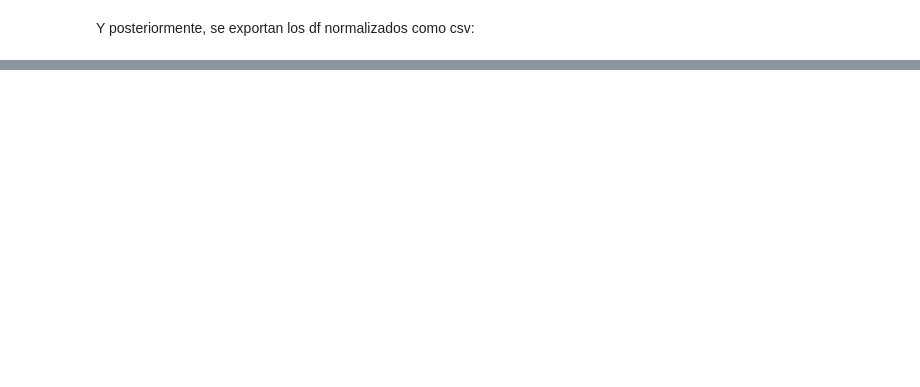
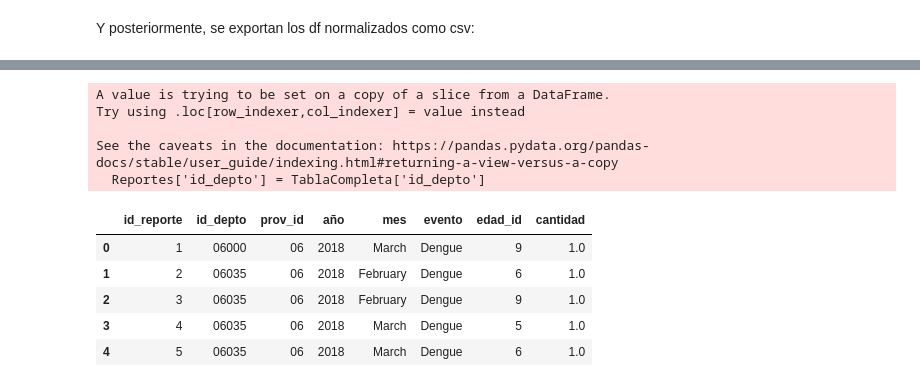
Before and after one commit to Valnir17/Dengue-y-Zika-Argentina, a Jupyter notebook: Manipulación de Tablas.ipynb, the cells around one changed output, grey strips where cells are left out. Cells and saved outputs as stored; diff of their text form; code cells hidden in the pictures; blank space fills up the shorter version.

Commit message:
tablas modificadas

```diff
--- a/Manipulación de Tablas.ipynb
+++ b/Manipulación de Tablas.ipynb
@@ -424,0 +437,22 @@ Reportes.to_csv('CSVs Creados/Reportes.csv', index=False)
+# %%
+#Agregamos la columna id_depto a la tabla Reportes
+Reportes['id_depto'] = TablaCompleta['id_depto']
+# %% [output]
+A value is trying to be set on a copy of a slice from a DataFrame.
+Try using .loc[row_indexer,col_indexer] = value instead
+
+See the caveats in the documentation: https://pandas.pydata.org/pandas-docs/stable/user_guide/indexing.html#returning-a-view-versus-a-copy
+  Reportes['id_depto'] = TablaCompleta['id_depto']
+# %%
+#Ordenamos la tabla reportes
+Reportes_orden = ['id_reporte', 'id_depto', 'prov_id', 'año', 'mes', 'evento', 'edad_id', 'cantidad']
+Reportes = Reportes[Reportes_orden]
+# %%
+Reportes.head()
+# %% [output]
+|  | id_reporte | id_depto | prov_id | año | mes | evento | edad_id | cantidad |
+| 0 | 1 | 06000 | 06 | 2018 | March | Dengue | 9 | 1.0 |
+| 1 | 2 | 06035 | 06 | 2018 | February | Dengue | 6 | 1.0 |
+| 2 | 3 | 06035 | 06 | 2018 | February | Dengue | 9 | 1.0 |
+| 3 | 4 | 06035 | 06 | 2018 | March | Dengue | 5 | 1.0 |
+| 4 | 5 | 06035 | 06 | 2018 | March | Dengue | 6 | 1.0 |
```
Also changed, not shown: parts of 6 cells of this notebook, 4 other files.
